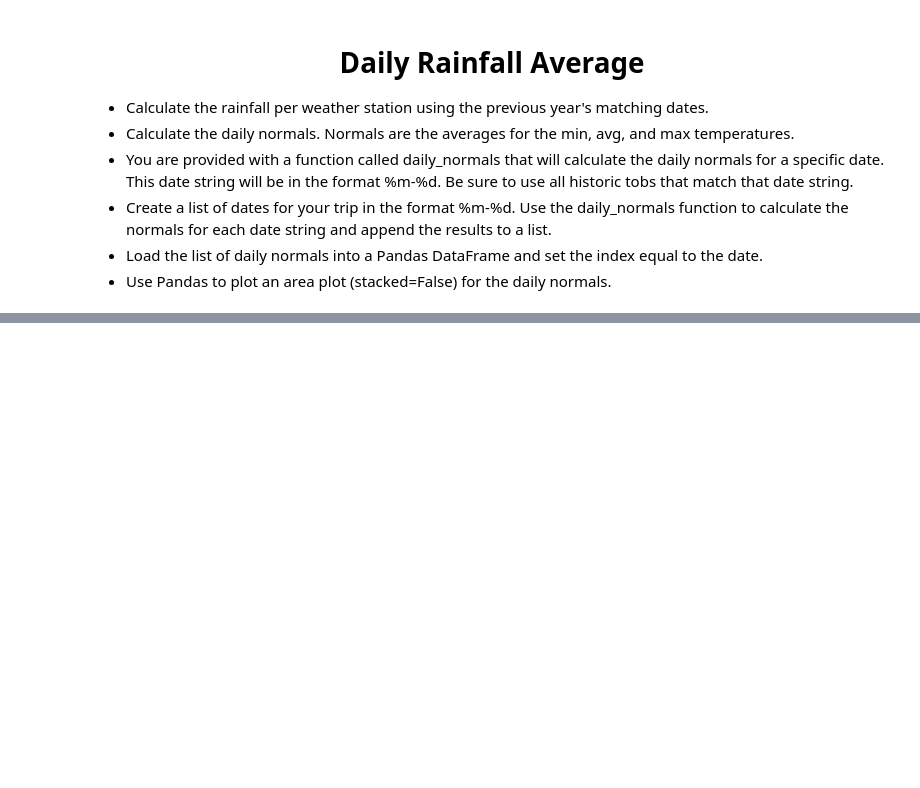
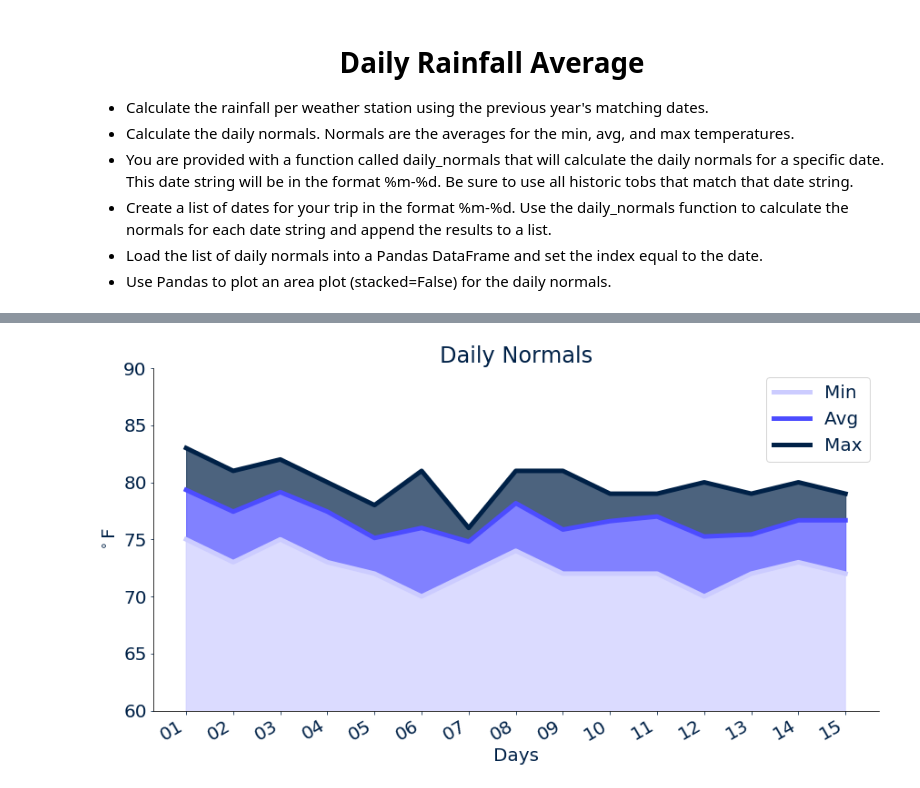
Before and after one commit to TomCallegari/UofT---SCS---Data-Anaytics-Bootcamp, a Jupyter notebook: Week 10 - Advanced Data Storage and Retrieval/Homework/Instructions/ClimatePy.ipynb, the cells around one changed output, grey strips where cells are left out. Saved outputs shown, nothing was run; the diff lists cells and outputs as text; code cells hidden in the pictures; blank space fills up the shorter version.

```diff
--- a/Week 10 - Advanced Data Storage and Retrieval/Homework/Instructions/ClimatePy.ipynb
+++ b/Week 10 - Advanced Data Storage and Retrieval/Homework/Instructions/ClimatePy.ipynb
@@ -600,14 +786,11 @@ print(calc_temps('2012-02-28', '2012-03-05'))
 # %%
 # Create a query that will calculate the daily normals
 # (i.e. the averages for tmin, tmax, and tavg for all historic data matching a specific month and day)
-
-
-
 def daily_normals(date):
     """Daily Normals.
 
     Args:
-        date (str): A date string in the format '%m-%d'
+        date (str): A date string in the format '%Y-%m-%d'
 
     Returns:
         A list of tuples containing the daily normals, tmin, tavg, and tmax
@@ -615,7 +798,7 @@ def daily_normals(date):
     """
 
     sel = [func.min(Measurement.tobs), func.avg(Measurement.tobs), func.max(Measurement.tobs)]
-    return session.query(*sel).filter(func.strftime("%m-%d", Measurement.date) == date).all()
+    return session.query(*sel).filter(func.strftime("%Y-%m-%d", Measurement.date) == date).all()
 
-daily_normals("01-01")
+daily_normals("2015-01-01")
 # %% [output]
@@ -637,0 +859,91 @@ daily_normals("01-01")
+# %%
+# Plot the daily normals as an area plot with `stacked=False`
+plt.rcParams.update({'font.size': 20})
+plt.rcParams['axes.axisbelow'] = True
+
+COLOR = '#002147'
+plt.rcParams['text.color'] = COLOR
+plt.rcParams['axes.labelcolor'] = COLOR
+plt.rcParams['xtick.color'] = COLOR
+plt.rcParams['ytick.color'] = COLOR
+plt.rcParams['lines.color'] = COLOR
+plt.rcParams['lines.linewidth'] = 2
+
+days = mdates.DayLocator()
+days_fmt = mdates.DateFormatter('%d')
+
+min_values = normals['Min']
+avg_values = normals['Avg']
+max_values = normals['Max']
+date_values = normals['Dates']
+
+fig, ax = plt.subplots(1, figsize = [12.5, 7])
+
+ax.plot(
+    date_values,
+    min_values,
+    fillstyle = 'bottom',
+    color = '#ccccff',
+    lw = 5
+)
+
+ax.fill_between(
+    date_values,
+    min_values,
+    color = '#ccccff',
+    alpha = .7
+)
+
+ax.plot(
+    date_values,
+    avg_values,
+    fillstyle = 'bottom',
+    color = '#4c4cff',
+    lw = 5
+)
+
+ax.fill_between(
+    date_values,
+    min_values,
+    avg_values,
+    color = '#4c4cff',
+    alpha = .7
+)
+
+ax.plot(
+    date_values,
+    max_values,
+    fillstyle = 'bottom',
+    color = '#002147',
+    lw = 5
+)
+
+ax.fill_between(
+    date_values,
+    avg_values,
+    max_values,
+    color = '#002147',
+    alpha = .7
+)
+
+ax.xaxis.set_major_locator(days)
+ax.xaxis.set_major_formatter(days_fmt)
+
+ax.set_ylim(60, 90)
+
+ax.set_xlabel('Days')
+ax.set_ylabel('$^\circ$F')
+ax.set_title('Daily Normals')
+
+ax.spines['top'].set_visible(False)
+ax.spines['right'].set_visible(False)
+
+plt.legend()
+fig.autofmt_xdate()
+
+plt.tight_layout()
+plt.savefig('Daily Normals.png', transparent = True)
+
+plt.show()
+# %% [output]
+[figure, added]
```
Also changed, not shown: parts of 46 cells of this notebook, 3 other files.
